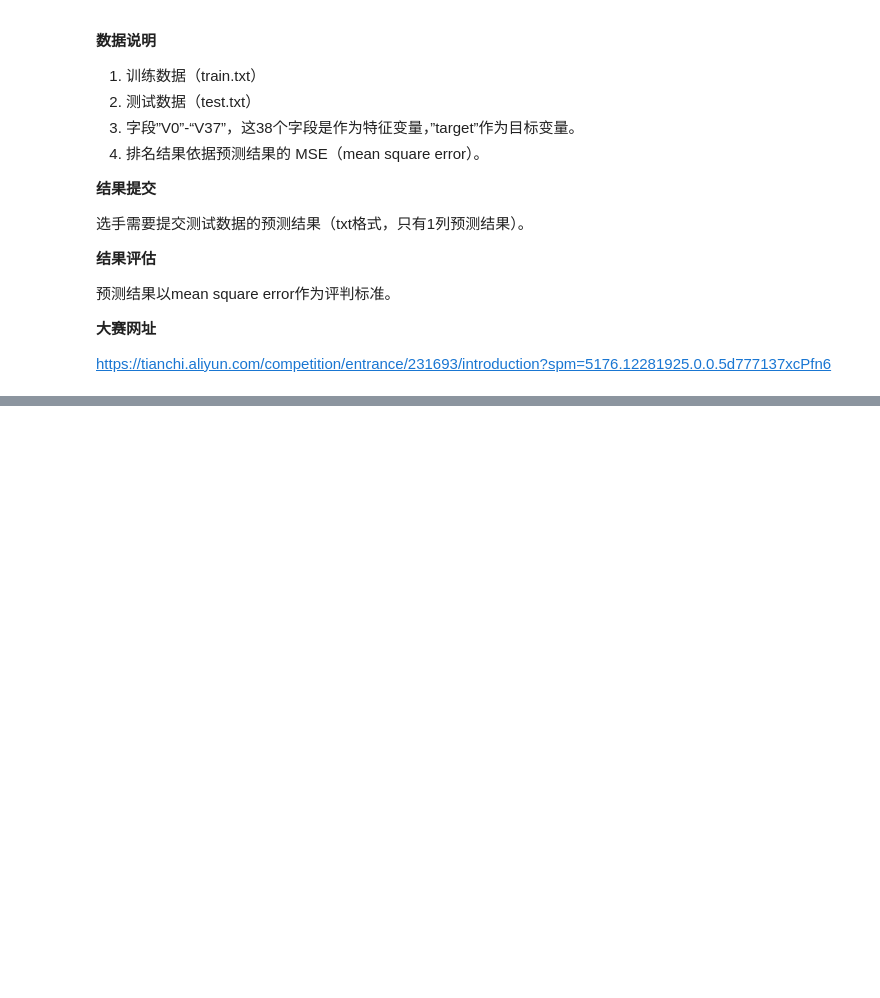
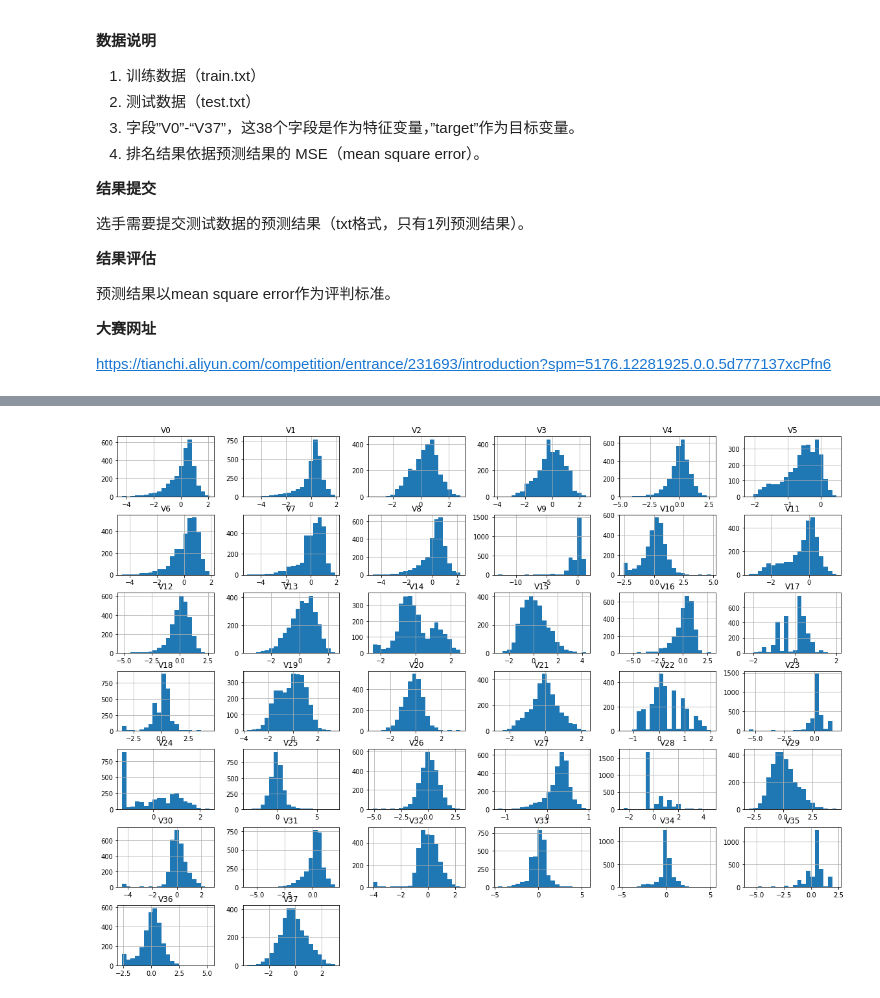
Before and after one commit to xx529/-, a Jupyter notebook: 天池蒸汽/蒸汽5.ipynb, the cells around one changed output, grey strips where cells are left out. Drawn from its saved outputs; the diff is of its cells as text; code cells hidden in the pictures; blank space fills up the shorter version.

```diff
--- a/天池蒸汽/蒸汽5.ipynb
+++ b/天池蒸汽/蒸汽5.ipynb
@@ -254,0 +117,5 @@ result.to_csv('./test_result_tor.txt', header=False, index=False)
+# %%
+df_train_raw.hist(bins=20, figsize=(20, 15))
+plt.show()
+# %% [output]
+[figure, added]
```
Also changed, not shown: parts of 44 cells of this notebook.
